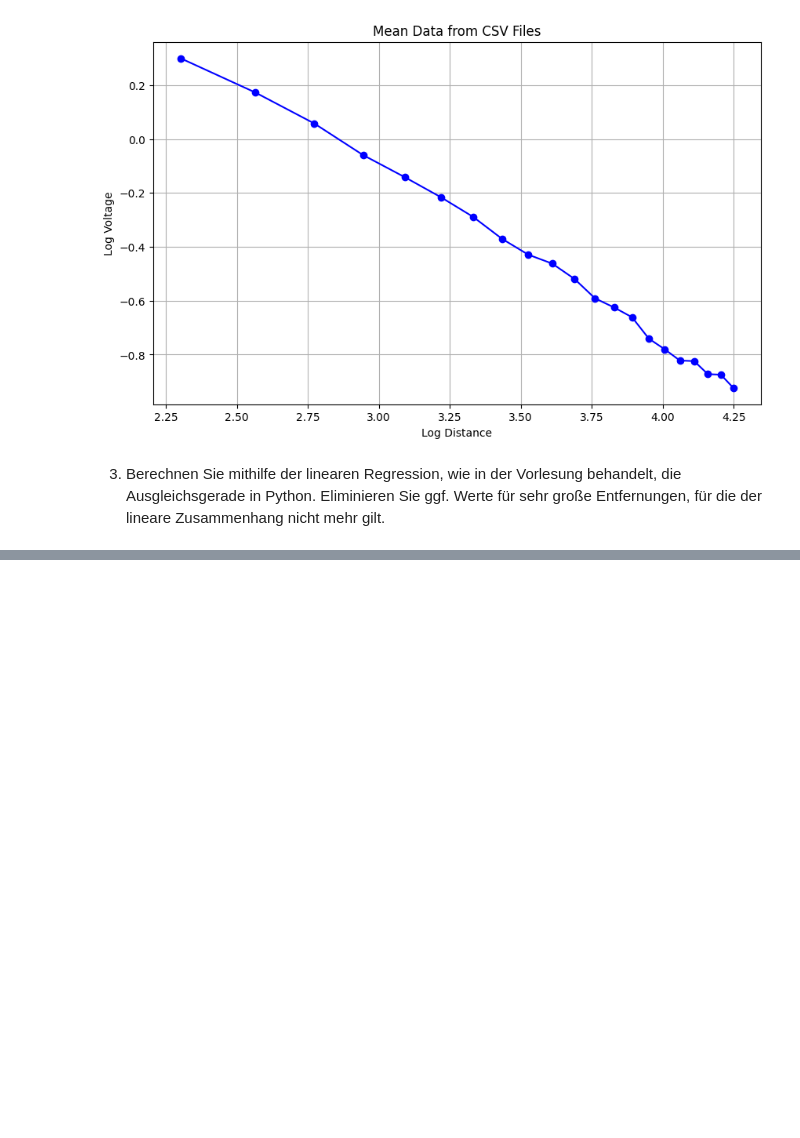
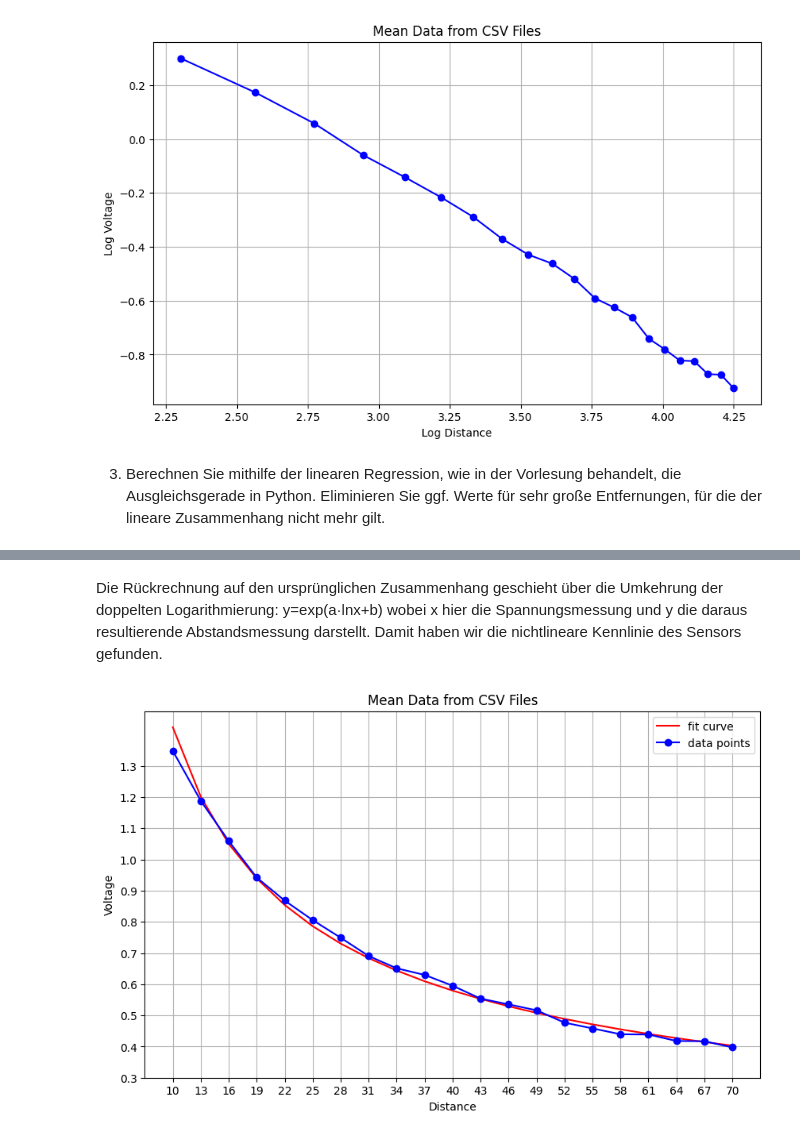
Before and after one commit to schmidtale/SSS_aufgaben, a Jupyter notebook: Versuch1.ipynb, the cells around one changed output, grey strips where cells are left out. Cells and saved outputs as stored; diff of their text form; code cells hidden in the pictures; blank space fills up the shorter version.

```diff
--- a/Versuch1.ipynb
+++ b/Versuch1.ipynb
@@ -129,0 +130,26 @@ plt.show()
+# %% [markdown]
+ Die Rückrechnung auf den ursprünglichen Zusammenhang geschieht über die Umkehrung
+ der doppelten Logarithmierung: y=exp(a·lnx+b)
+ wobei x hier die Spannungsmessung und y die daraus resultierende Abstandsmessung darstellt.
+ Damit haben wir die nichtlineare Kennlinie des Sensors gefunden.
+# %%
+# Calculate the original relation
+regression_curve = np.exp(a * log_distance + b)
+
+# plot the mean data with matplotlib
+plt.figure(figsize=(10, 6))
+
+plt.plot(distance, regression_curve, color='r', label='fit curve')
+
+# original plot
+plt.plot(distance, mean_list, marker='o', linestyle='-', color='b', label='data points')
+plt.title('Mean Data from CSV Files')
+plt.xlabel('Distance[cm]')
+plt.ylabel('Voltage[V]')
+plt.xticks(distance)  # Set x-ticks to match column indices
+plt.yticks(np.arange(0.3, 1.4, 0.1))  # Set y-ticks
+plt.grid(True)
+plt.legend()
+plt.show()
+# %% [output]
+[figure, added]
```
Also changed, not shown: parts of 2 cells of this notebook.
